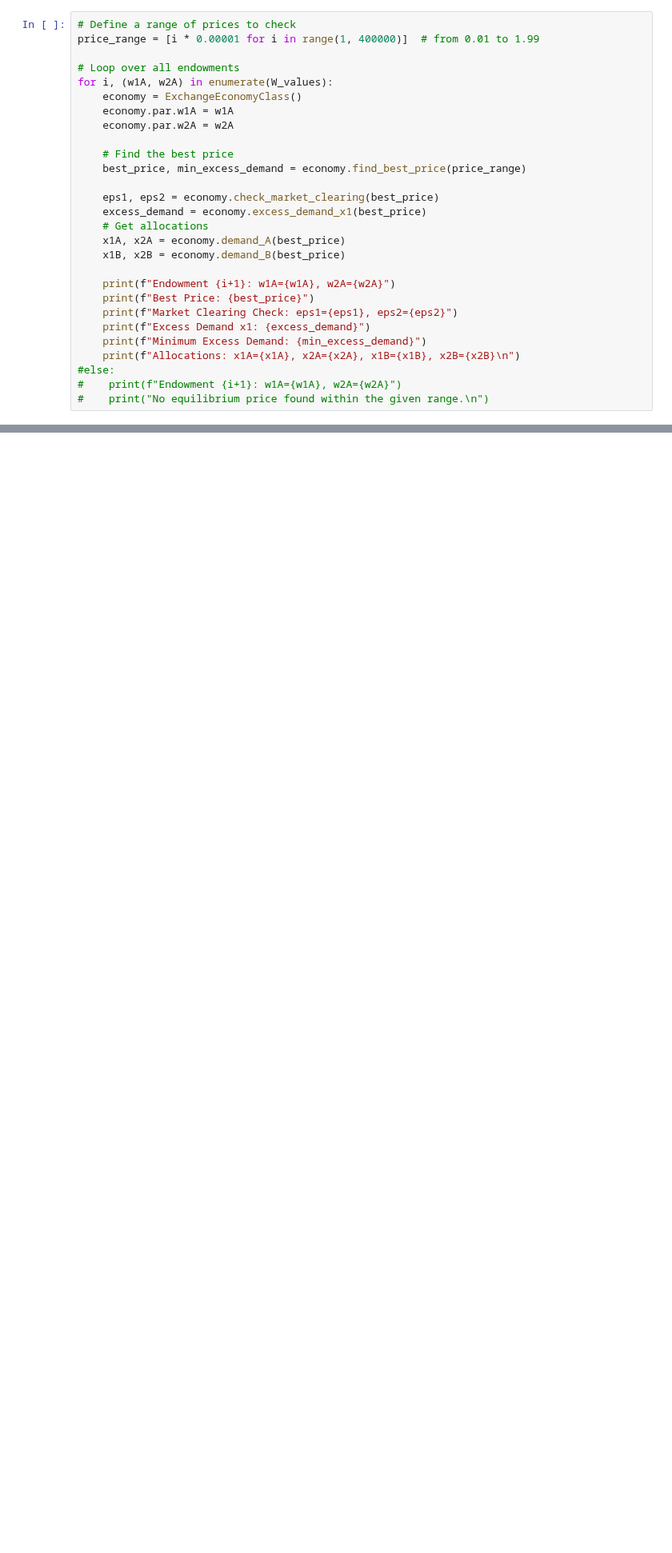
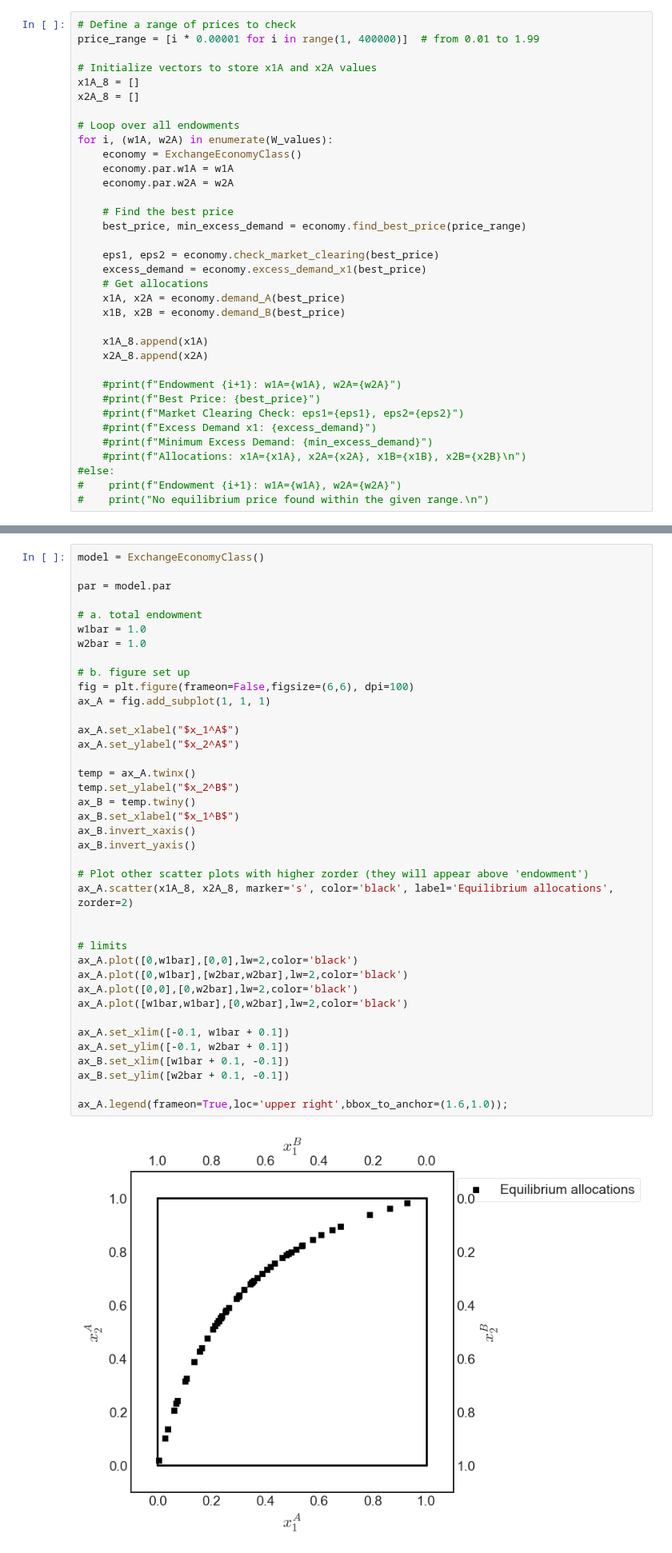
Before and after one commit to NumEconCopenhagen/projects-2024-kbh-herning, a Jupyter notebook: inauguralproject/inauguralproject.ipynb, the cells around one changed output, grey strips where cells are left out. Shown at 80% size. Drawn from its saved outputs; the diff is of its cells as text; blank space fills up the shorter version.

```diff
--- a/inauguralproject/inauguralproject.ipynb
+++ b/inauguralproject/inauguralproject.ipynb
@@ -399,6 +396,10 @@ ax_A.legend(frameon=True,loc='upper right',bbox_to_anchor=(1.6,1.0));
 # %%
 # Define a range of prices to check
 price_range = [i * 0.00001 for i in range(1, 400000)]  # from 0.01 to 1.99
+
+# Initialize vectors to store x1A and x2A values
+x1A_8 = []
+x2A_8 = []
 
 # Loop over all endowments
 for i, (w1A, w2A) in enumerate(W_values):
@@ -415,12 +416,15 @@ for i, (w1A, w2A) in enumerate(W_values):
     x1A, x2A = economy.demand_A(best_price)
     x1B, x2B = economy.demand_B(best_price)
 
-    print(f"Endowment {i+1}: w1A={w1A}, w2A={w2A}")
-    print(f"Best Price: {best_price}")
-    print(f"Market Clearing Check: eps1={eps1}, eps2={eps2}")
-    print(f"Excess Demand x1: {excess_demand}")
-    print(f"Minimum Excess Demand: {min_excess_demand}")
-    print(f"Allocations: x1A={x1A}, x2A={x2A}, x1B={x1B}, x2B={x2B}\n")
+    x1A_8.append(x1A)
+    x2A_8.append(x2A)
+
+    #print(f"Endowment {i+1}: w1A={w1A}, w2A={w2A}")
+    #print(f"Best Price: {best_price}")
+    #print(f"Market Clearing Check: eps1={eps1}, eps2={eps2}")
+    #print(f"Excess Demand x1: {excess_demand}")
+    #print(f"Minimum Excess Demand: {min_excess_demand}")
+    #print(f"Allocations: x1A={x1A}, x2A={x2A}, x1B={x1B}, x2B={x2B}\n")
 #else:
 #    print(f"Endowment {i+1}: w1A={w1A}, w2A={w2A}")
 #    print("No equilibrium price found within the given range.\n")
@@ -466,0 +431,41 @@ opgave_7.print_solution()
+# %%
+model = ExchangeEconomyClass()
+
+par = model.par
+
+# a. total endowment
+w1bar = 1.0
+w2bar = 1.0
+
+# b. figure set up
+fig = plt.figure(frameon=False,figsize=(6,6), dpi=100)
+ax_A = fig.add_subplot(1, 1, 1)
+
+ax_A.set_xlabel("$x_1^A$")
+ax_A.set_ylabel("$x_2^A$")
+
+temp = ax_A.twinx()
+temp.set_ylabel("$x_2^B$")
+ax_B = temp.twiny()
+ax_B.set_xlabel("$x_1^B$")
+ax_B.invert_xaxis()
+ax_B.invert_yaxis()
+
+# Plot other scatter plots with higher zorder (they will appear above 'endowment')
+ax_A.scatter(x1A_8, x2A_8, marker='s', color='black', label='Equilibrium allocations', zorder=2)
+
+
+# limits
+ax_A.plot([0,w1bar],[0,0],lw=2,color='black')
+ax_A.plot([0,w1bar],[w2bar,w2bar],lw=2,color='black')
+ax_A.plot([0,0],[0,w2bar],lw=2,color='black')
+ax_A.plot([w1bar,w1bar],[0,w2bar],lw=2,color='black')
+
+ax_A.set_xlim([-0.1, w1bar + 0.1])
+ax_A.set_ylim([-0.1, w2bar + 0.1])
+ax_B.set_xlim([w1bar + 0.1, -0.1])
+ax_B.set_ylim([w2bar + 0.1, -0.1])
+
+ax_A.legend(frameon=True,loc='upper right',bbox_to_anchor=(1.6,1.0));
+# %% [output]
+[figure, added]
```
Also changed, not shown: parts of 9 cells of this notebook, 2 other files.
